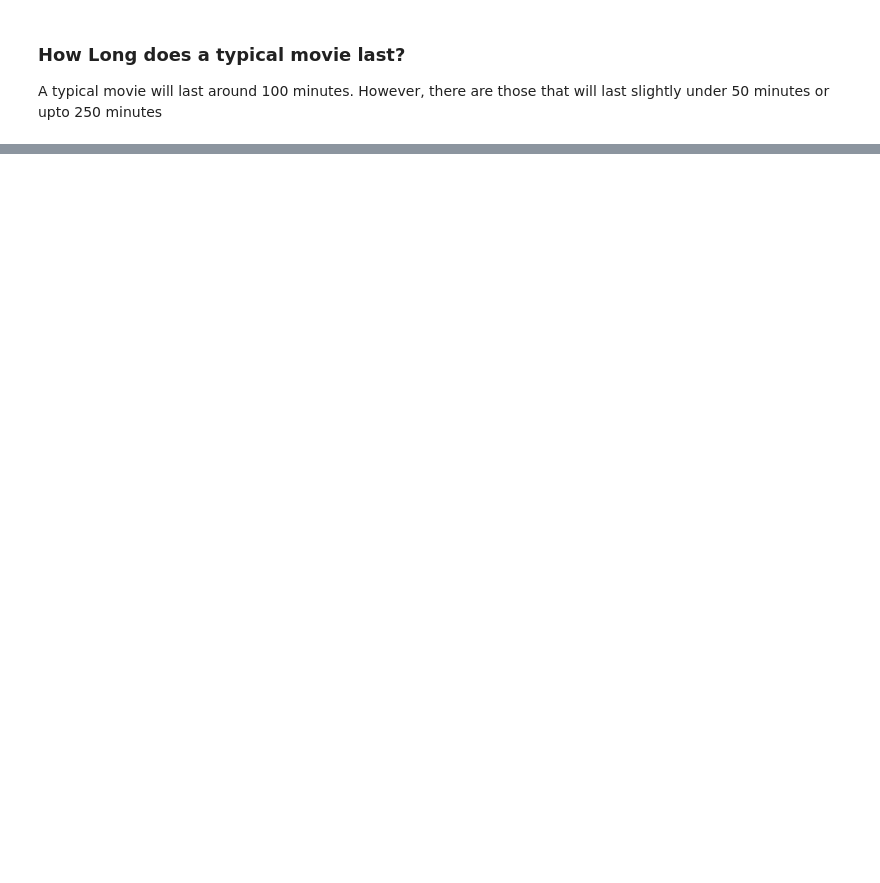
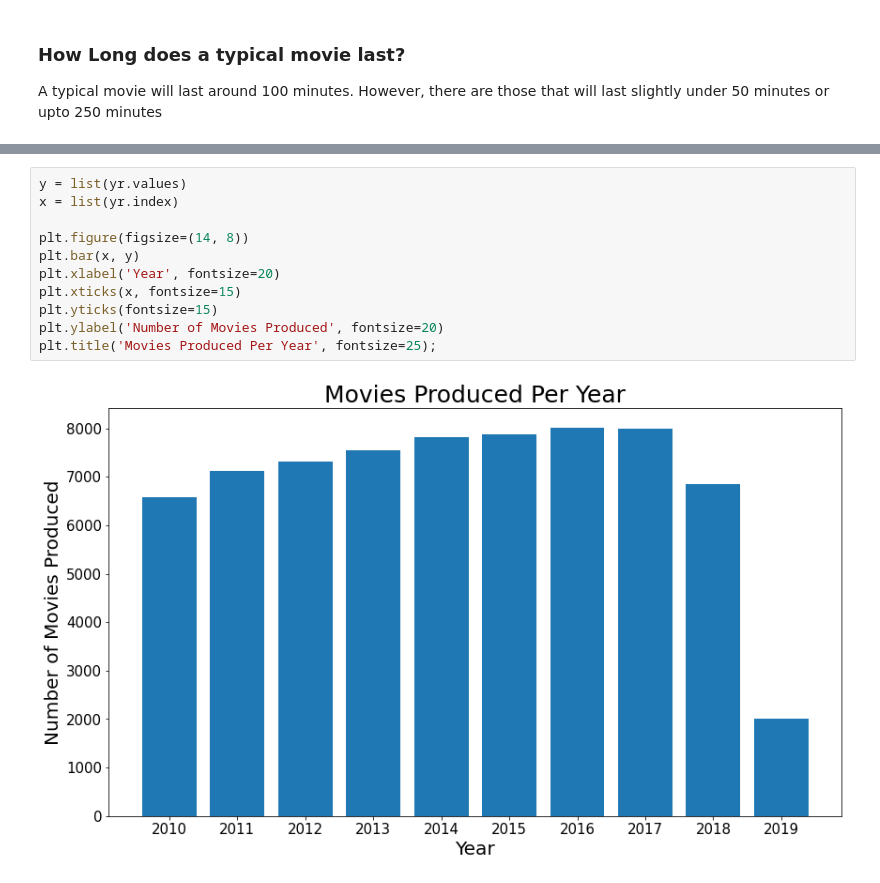
Before and after one commit to paddyokore/sql-reforestration, a Jupyter notebook: box-office_analysis_report.ipynb, the cells around one changed output, grey strips where cells are left out. Drawn from its saved outputs; the diff is of its cells as text; blank space fills up the shorter version.

```diff
--- a/box-office_analysis_report.ipynb
+++ b/box-office_analysis_report.ipynb
@@ -134,0 +154,13 @@ plt.title('Trend of Movie Duration in Minutes');
+# %%
+y = list(yr.values)
+x = list(yr.index)
+
+plt.figure(figsize=(14, 8))
+plt.bar(x, y)
+plt.xlabel('Year', fontsize=20)
+plt.xticks(x, fontsize=15)
+plt.yticks(fontsize=15)
+plt.ylabel('Number of Movies Produced', fontsize=20)
+plt.title('Movies Produced Per Year', fontsize=25);
+# %% [output]
+[figure, added]
```
Also changed, not shown: parts of 40 cells of this notebook.
